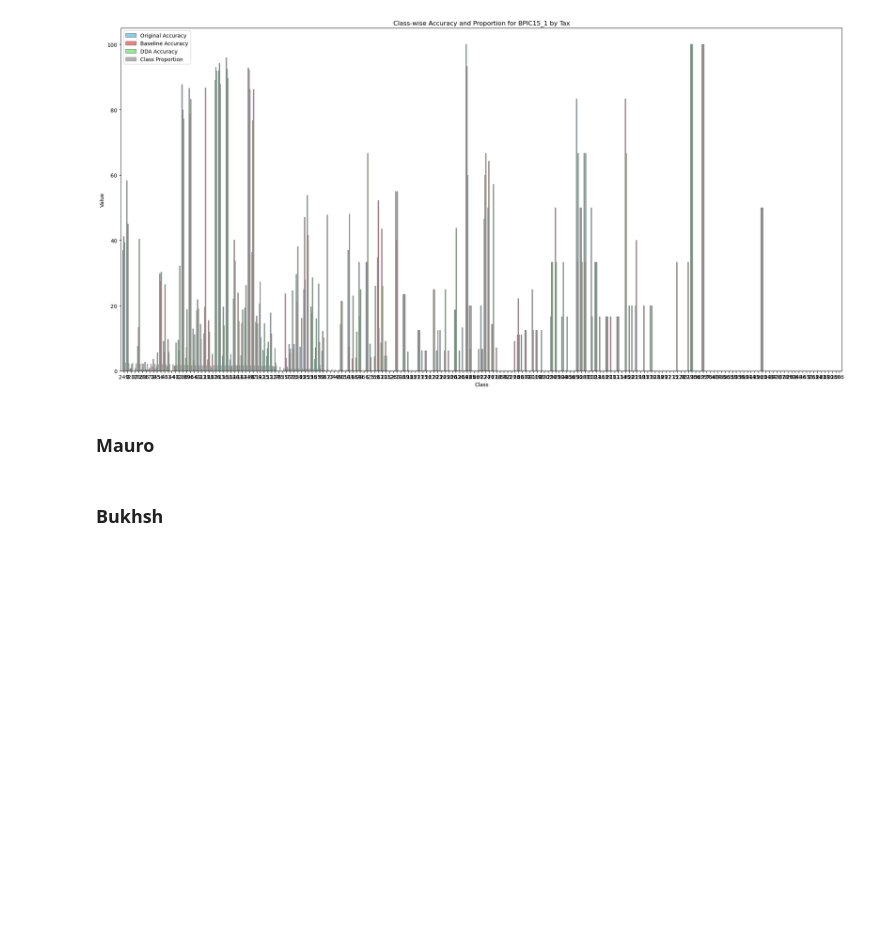
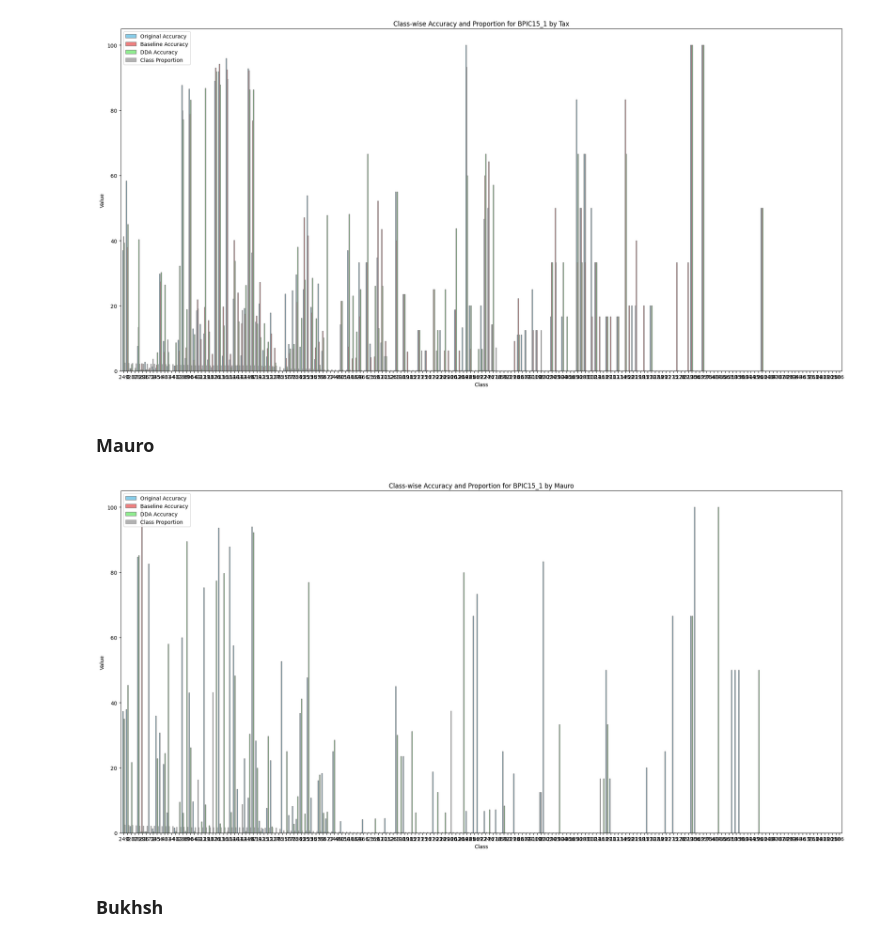
Before and after one commit to ChristineBrugger/A-declarative-data-augmentation-approach-for-predictive-process-monitoring, a Jupyter notebook: Analysis of Test Results.ipynb, the cells around one changed output. Drawn from its saved outputs; the diff is of its cells as text; code cells hidden in the pictures; blank space fills up the shorter version.

```diff
--- a/Analysis of Test Results.ipynb
+++ b/Analysis of Test Results.ipynb
@@ -164,6 +164,21 @@ plot_class_accuracy(tax_orig_bpic15, tax_dda_bpic15, tax_base_bpic15, 'BPIC15_1
 [figure]
 # %% [markdown]
 ### Mauro
+# %%
+# Load data
+nnpm_base_bpic15 = pd.read_csv('nnpm\\results\\raw_bpic15_1_baseline.txt', sep=';')
+nnpm_orig_bpic15 = pd.read_csv('nnpm\\results\\raw_bpic15_1_orig.txt', sep=';')
+nnpm_dda_bpic15= pd.read_csv('nnpm\\results\\raw_bpic15_1_cvT_0.95_0.95_dc2_augm.txt', sep=';')
+
+# Map activity categorization to the one of tax
+nnpm_orig_bpic15 = map_categorization(df_base=tax_orig_bpic15, df_adjust=nnpm_orig_bpic15)
+nnpm_dda_bpic15 = map_categorization(df_base=tax_orig_bpic15, df_adjust=nnpm_dda_bpic15)
+nnpm_base_bpic15 = map_categorization(df_base=tax_orig_bpic15, df_adjust=nnpm_base_bpic15)
+
+# Plot class-wise accuracy
+plot_class_accuracy(nnpm_orig_bpic15, nnpm_dda_bpic15, nnpm_base_bpic15, 'BPIC15_1 by Mauro')
+# %% [output]
+[figure, added]
 # %% [markdown]
 ### Bukhsh
 # %%
```
Also changed, not shown: parts of 1 cell of this notebook, 55 other files.
